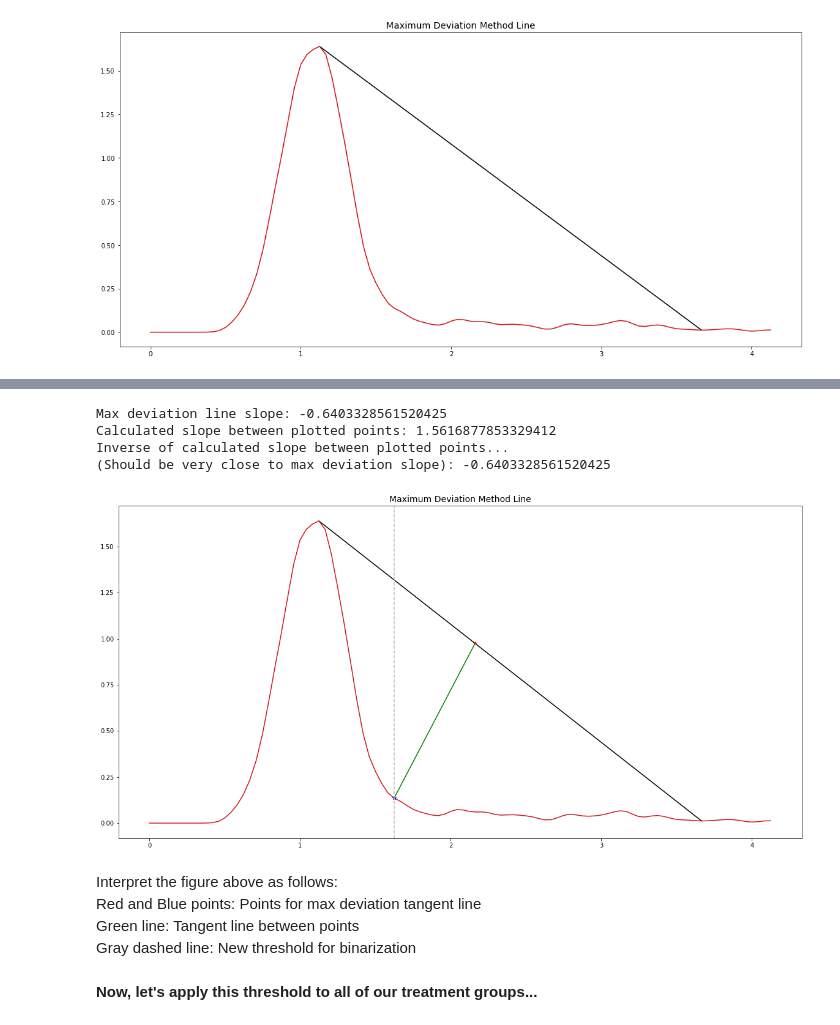
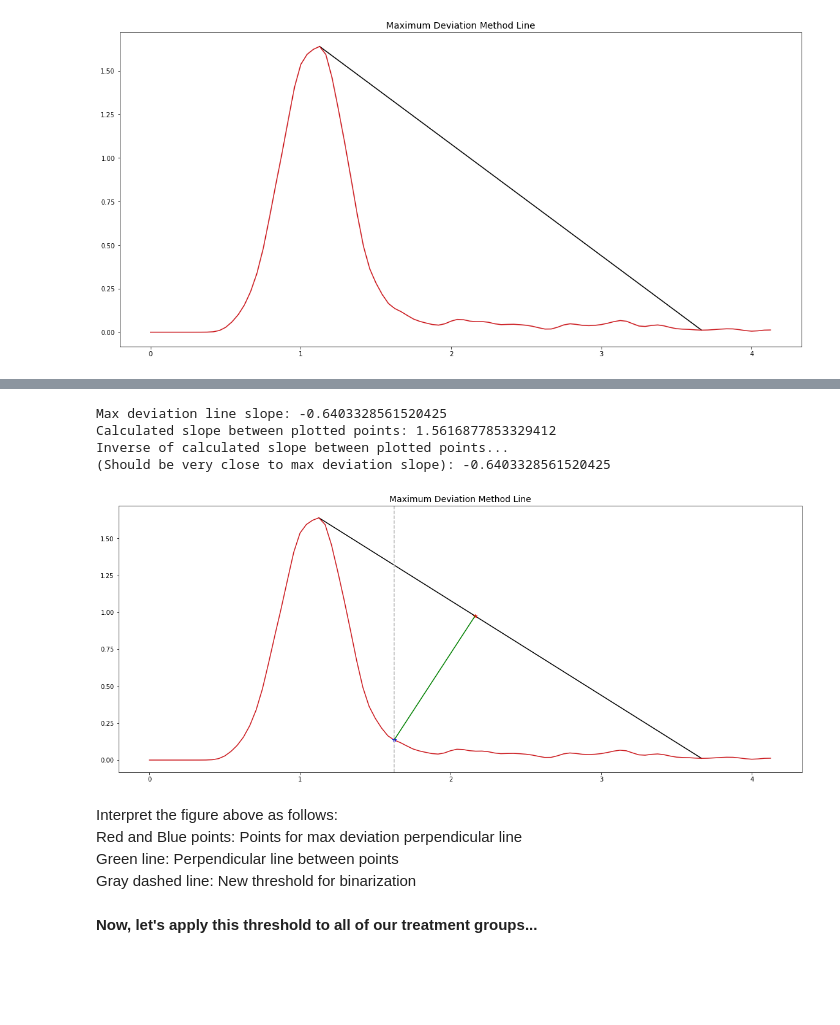
Before and after one commit to andersnelson/Maximum_Deviation_Binarization, a Jupyter notebook: Rosin Maximum Deviation 3_9_2020.ipynb, the cells around one changed output, grey strips where cells are left out. Drawn from its saved outputs; the diff is of its cells as text; code cells hidden in the pictures; blank space fills up the shorter version.

```diff
--- a/Rosin Maximum Deviation 3_9_2020.ipynb
+++ b/Rosin Maximum Deviation 3_9_2020.ipynb
@@ -256,29 +256,29 @@ optimalPoint=np.argmax(dist)+maxIndex+1
 # %%
 #plot the optimal point over the kernel with Rosin line we plotted before
 fig, ax=plt.subplots()
-fig.set_size_inches(20, 10)
+fig.set_size_inches(20, 8)
 plt.plot([x1,x2],[y1,y2],'k-')
 plt.title("Maximum Deviation Method Line",fontsize=14)
 plt.plot(x_grid,kernel,'#cb181d')
 #add optimalPoint and line intersection
 plt.plot(x_grid[optimalPoint],kernel[optimalPoint],'b*') #point on max deviation line
 plt.plot(xii[np.argmax(dist)],yii[np.argmax(dist)],'r*') #point on kernel
 plt.plot([x_grid[optimalPoint],xii[np.argmax(dist)]],[kernel[optimalPoint],yii[np.argmax(dist)]],'g-')
 threshold=x_grid[optimalPoint]
 plt.axvline(x=threshold,linestyle='--',color='#bdbdbd')
 print('Max deviation line slope: '+str(slope))
 print('Calculated slope between plotted points: '+str((kernel[optimalPoint]-yii[np.argmax(dist)])/(x_grid[optimalPoint]-xii[np.argmax(dist)])))
 print('Inverse of calculated slope between plotted points... \n(Should be very close to max deviation slope): '+str(-1/((kernel[optimalPoint]-yii[np.argmax(dist)])/(x_grid[optimalPoint]-xii[np.argmax(dist)]))))
 # %% [output]
 Max deviation line slope: -0.6403328561520425
 Calculated slope between plotted points: 1.5616877853329412
 Inverse of calculated slope between plotted points...
 (Should be very close to max deviation slope): -0.6403328561520425
-[figure, old version]
+[figure, new version]
 # %% [markdown]
 Interpret the figure above as follows:<br>
-Red and Blue points: Points for max deviation tangent line<br>
-Green line: Tangent line between points<br>
+Red and Blue points: Points for max deviation perpendicular line<br>
+Green line: Perpendicular line between points<br>
 Gray dashed line: New threshold for binarization
 # %% [markdown]
 <b>Now, let's apply this threshold to all of our treatment groups...<b>
```
Also changed, not shown: parts of 6 cells of this notebook.
